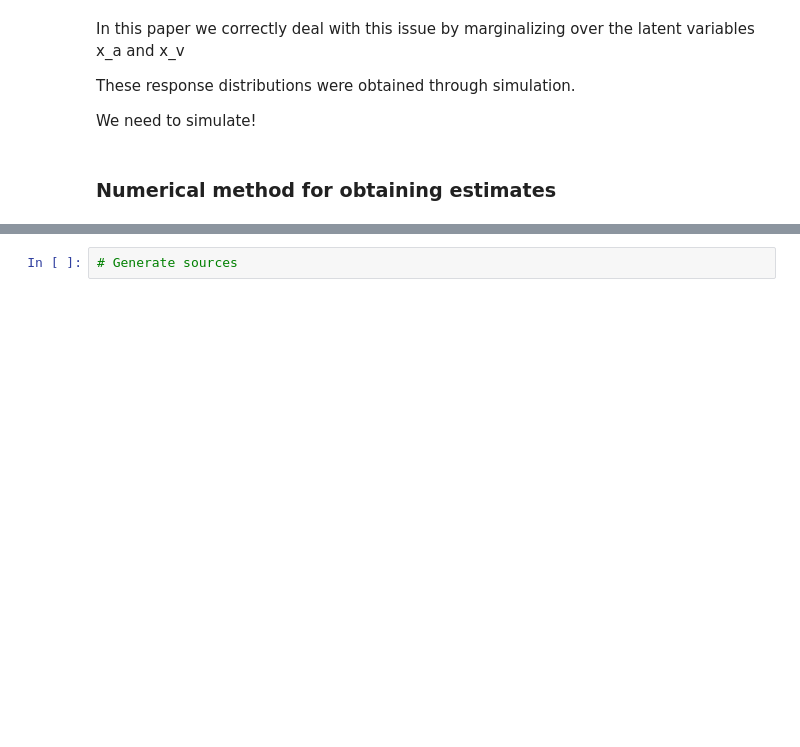
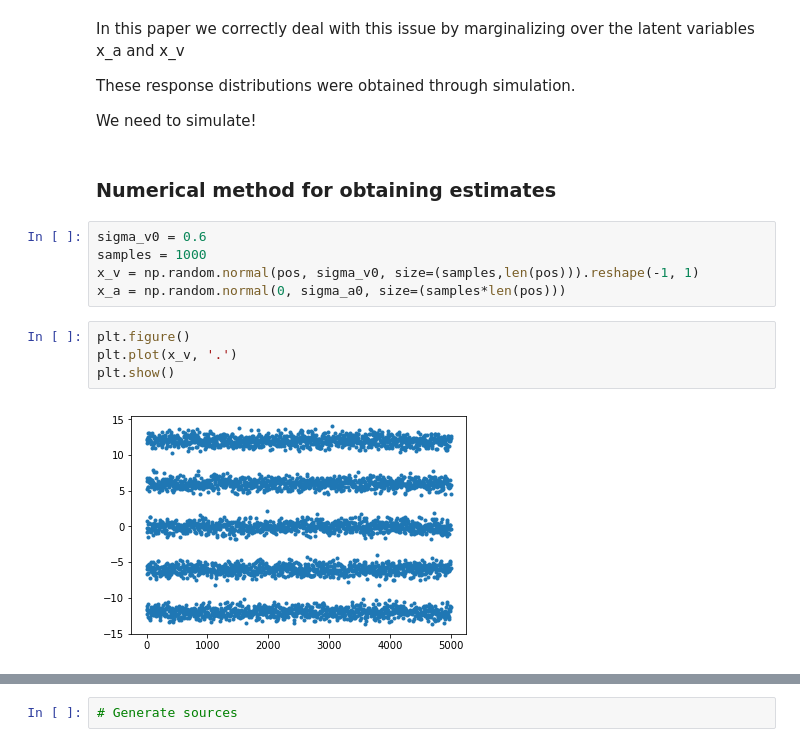
Before and after one commit to psrmx/The_Chantastic4, a Jupyter notebook: MultisensoryPerception/MultisensoryPerception.ipynb, the cells around one changed output, grey strips where cells are left out. Saved outputs shown, nothing was run; the diff lists cells and outputs as text; blank space fills up the shorter version.

```diff
--- a/MultisensoryPerception/MultisensoryPerception.ipynb
+++ b/MultisensoryPerception/MultisensoryPerception.ipynb
@@ -261,3 +274,14 @@ These response distributions were obtained through simulation.
 We need to simulate!
 # %% [markdown]
 ### Numerical method for obtaining estimates
+# %%
+sigma_v0 = 0.6
+samples = 1000
+x_v = np.random.normal(pos, sigma_v0, size=(samples,len(pos))).reshape(-1, 1)
+x_a = np.random.normal(0, sigma_a0, size=(samples*len(pos)))
+# %%
+plt.figure()
+plt.plot(x_v, '.')
+plt.show()
+# %% [output]
+[figure, added]
```
Also changed, not shown: parts of 19 cells of this notebook.
